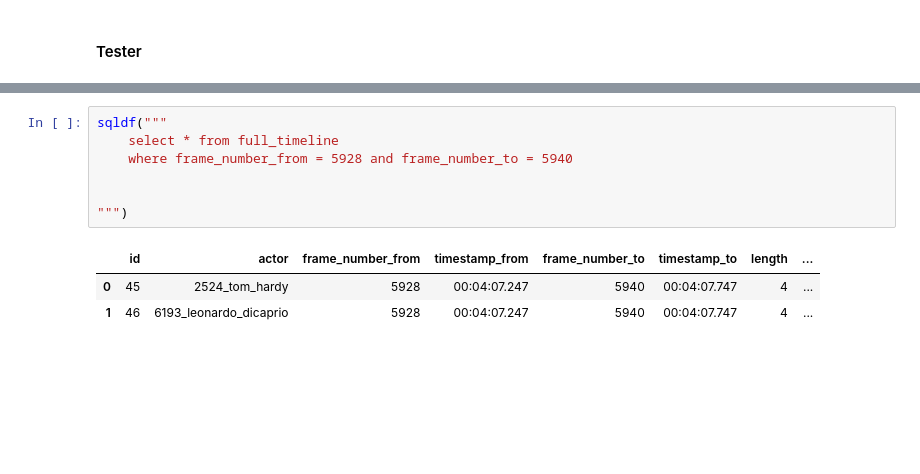
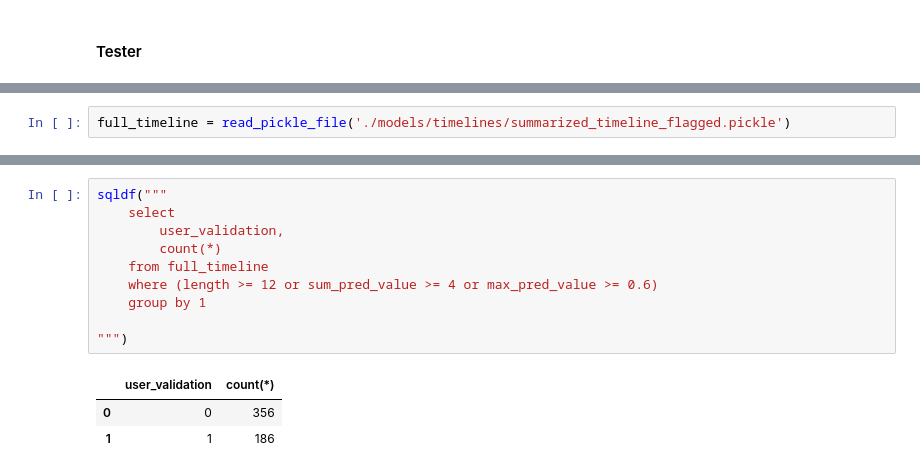
Before and after one commit to ssabalain/who_is_on_screen, a Jupyter notebook: src/jupyter_notebooks/12_analyzing_movie.ipynb, the cells around one changed output, grey strips where cells are left out. Drawn from its saved outputs; the diff is of its cells as text; blank space fills up the shorter version.

```diff
--- a/src/jupyter_notebooks/12_analyzing_movie.ipynb
+++ b/src/jupyter_notebooks/12_analyzing_movie.ipynb
@@ -247,3 +231,5 @@ Total hits: 9. Accuracy: 45.0%
+# %%
+full_timeline = read_pickle_file('./models/timelines/summarized_timeline_flagged.pickle')
 # %%
 sqldf("""
     select *
@@ -295,11 +240,14 @@ sqldf("""
-# %%
-sqldf("""
-    select * from full_timeline
-    where frame_number_from = 5928 and frame_number_to = 5940
-
-
-""")
-# %% [output]
-|  | id | actor | frame_number_from | timestamp_from | frame_number_to | timestamp_to | length | ... |
-| 0 | 45 | 2524_tom_hardy | 5928 | 00:04:07.247 | 5940 | 00:04:07.747 | 4 | ... |
-| 1 | 46 | 6193_leonardo_dicaprio | 5928 | 00:04:07.247 | 5940 | 00:04:07.747 | 4 | ... |
+# %%
+sqldf("""
+    select
+        user_validation,
+        count(*)
+    from full_timeline
+    where (length >= 12 or sum_pred_value >= 4 or max_pred_value >= 0.6)
+    group by 1
+
+""")
+# %% [output]
+|  | user_validation | count(*) |
+| 0 | 0 | 356 |
+| 1 | 1 | 186 |
```
Also changed, not shown: parts of 9 cells of this notebook.
